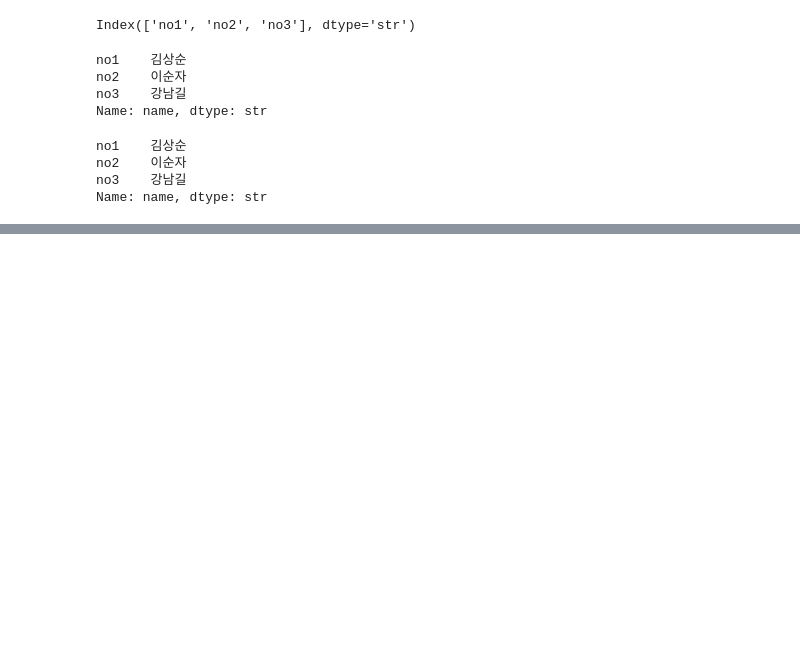
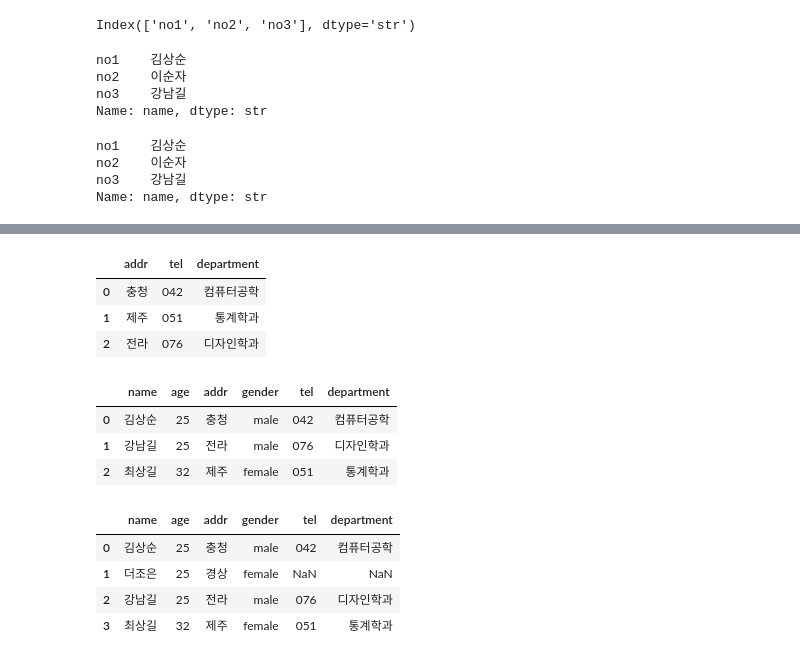
Before and after one commit to ghdwlswn97-source/python, a Jupyter notebook: 20.pandas/03.dataFrame1.ipynb, the cells around one changed output, grey strips where cells are left out. Cells and saved outputs as stored; diff of their text form; code cells hidden in the pictures; blank space fills up the shorter version.

```diff
--- a/20.pandas/03.dataFrame1.ipynb
+++ b/20.pandas/03.dataFrame1.ipynb
@@ -59,0 +213,12 @@ df2.loc[[]]
+# %%
+df6 = DataFrame({'addr' : ['충청','제주','전라'],
+                'tel' : ['042', '051','076'],
+                'department' : ['컴퓨터공학', '통계학과', '디자인학과']
+                })
+
+df6
+# %% [output]
+|  | addr | tel | department |
+| 0 | 충청 | 042 | 컴퓨터공학 |
+| 1 | 제주 | 051 | 통계학과 |
+| 2 | 전라 | 076 | 디자인학과 |
@@ -59,0 +227,18 @@ df2.loc[[]]
+# %%
+# on = 'addr' 이면 addr이 겹치는 것만 합치기
+result = pd.merge(df2, df6, on = 'addr')
+result
+# %% [output]
+|  | name | age | addr | gender | tel | department |
+| 0 | 김상순 | 25 | 충청 | male | 042 | 컴퓨터공학 |
+| 1 | 강남길 | 25 | 전라 | male | 076 | 디자인학과 |
+| 2 | 최상길 | 32 | 제주 | female | 051 | 통계학과 |
+# %%
+result2 = pd.merge(df2, df6, how='left')        # df2를 기준으로 합쳐짐
+result2
+# %% [output]
+|  | name | age | addr | gender | tel | department |
+| 0 | 김상순 | 25 | 충청 | male | 042 | 컴퓨터공학 |
+| 1 | 더조은 | 25 | 경상 | female | NaN | NaN |
+| 2 | 강남길 | 25 | 전라 | male | 076 | 디자인학과 |
+| 3 | 최상길 | 32 | 제주 | female | 051 | 통계학과 |
```
Also changed, not shown: parts of 28 cells of this notebook, 1 other file.
